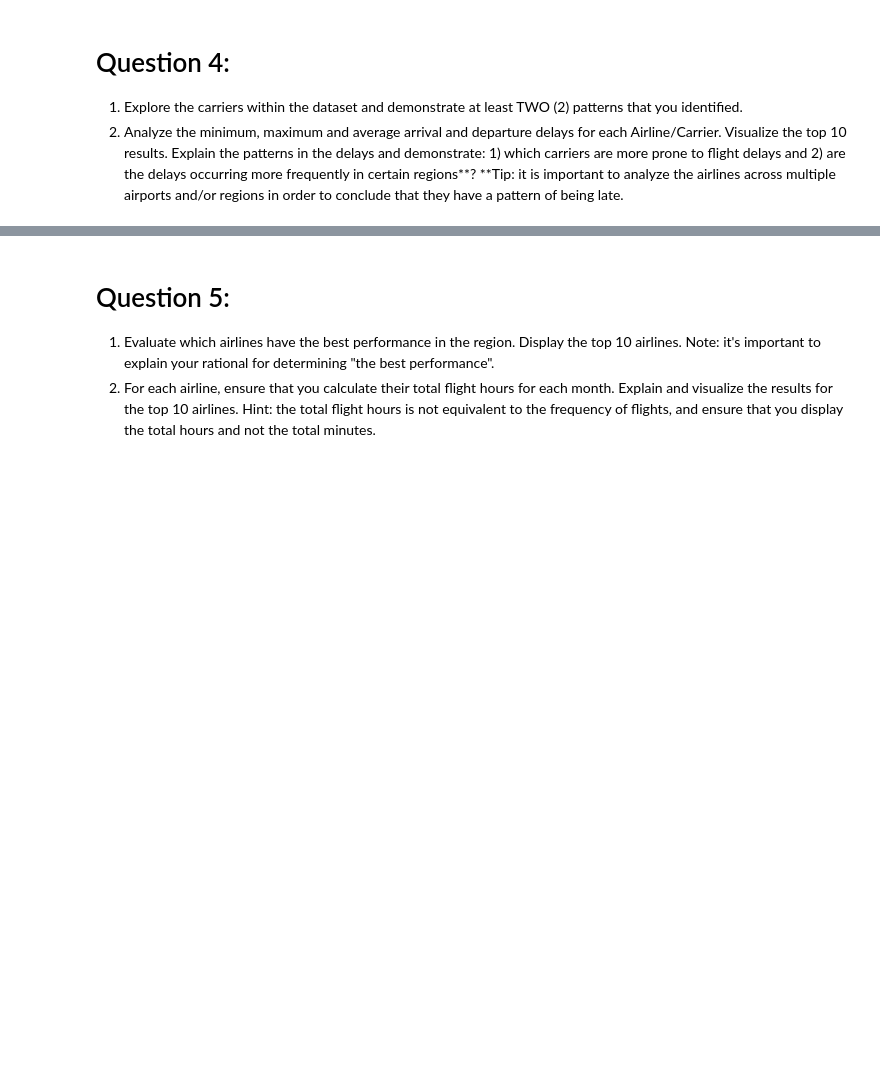
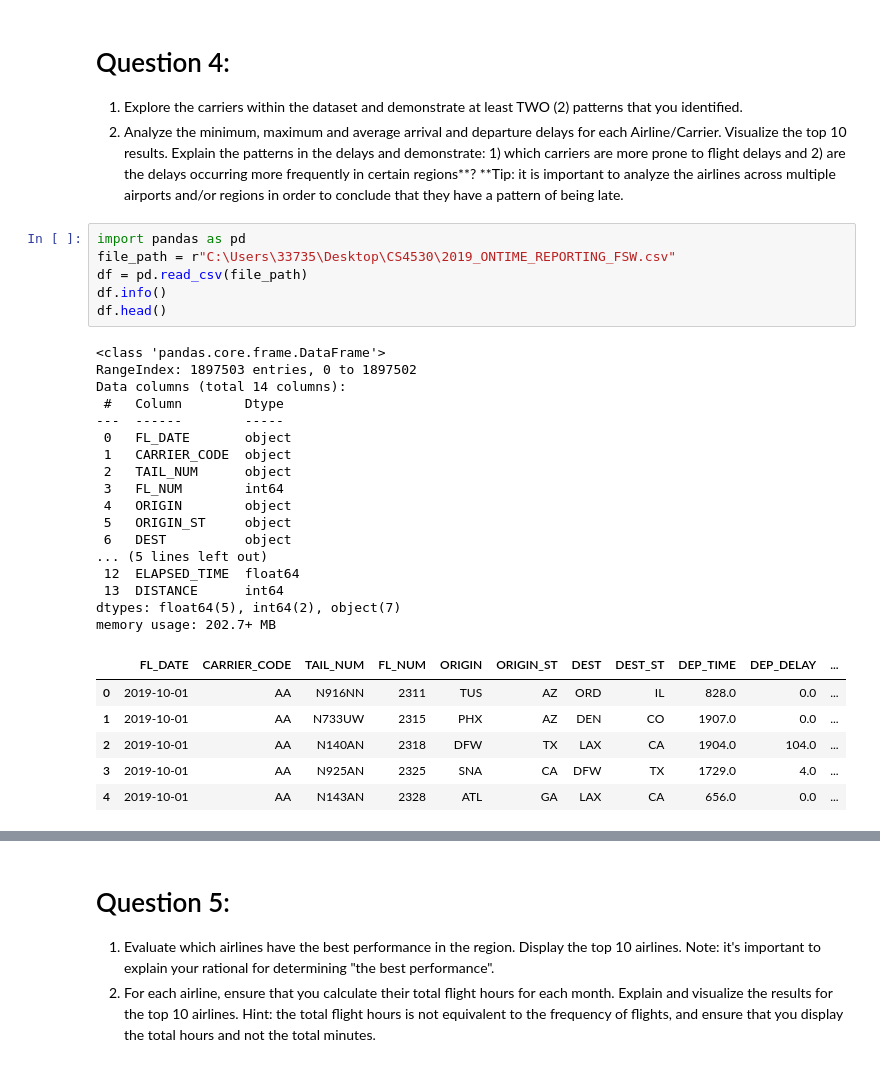
Before and after one commit to MatthewRTung/DS3000-Practicum-1, a Jupyter notebook: DS3000.Practicum1.ipynb, the cells around one changed output, grey strips where cells are left out. Saved outputs shown, nothing was run; the diff lists cells and outputs as text; blank space fills up the shorter version.

```diff
--- a/DS3000.Practicum1.ipynb
+++ b/DS3000.Practicum1.ipynb
@@ -54,3 +54,33 @@ The problem that we have is about exploratory data analysis as well as inferenti
 1. Explore the carriers within the dataset and demonstrate at least TWO (2) patterns that you identified.
 2. Analyze the minimum, maximum and average arrival and departure delays for each Airline/Carrier. Visualize the top 10 results. Explain the patterns in the delays and demonstrate: 1) which carriers are more prone to flight delays and 2) are the delays occurring more frequently in certain regions**?
 **Tip: it is important to analyze the airlines across multiple airports and/or regions in order to conclude that they have a pattern of being late.
+# %%
+import pandas as pd
+file_path = r"C:\Users\33735\Desktop\CS4530\2019_ONTIME_REPORTING_FSW.csv"
+df = pd.read_csv(file_path)
+df.info()
+df.head()
+# %% [output]
+<class 'pandas.core.frame.DataFrame'>
+RangeIndex: 1897503 entries, 0 to 1897502
+Data columns (total 14 columns):
+ #   Column        Dtype
+---  ------        -----
+ 0   FL_DATE       object
+ 1   CARRIER_CODE  object
+ 2   TAIL_NUM      object
+ 3   FL_NUM        int64
+ 4   ORIGIN        object
+ 5   ORIGIN_ST     object
+ 6   DEST          object
+... (5 lines left out)
+ 12  ELAPSED_TIME  float64
+ 13  DISTANCE      int64
+dtypes: float64(5), int64(2), object(7)
+memory usage: 202.7+ MB
+|  | FL_DATE | CARRIER_CODE | TAIL_NUM | FL_NUM | ORIGIN | ORIGIN_ST | DEST | DEST_ST | DEP_TIME | DEP_DELAY | ... |
+| 0 | 2019-10-01 | AA | N916NN | 2311 | TUS | AZ | ORD | IL | 828.0 | 0.0 | ... |
+| 1 | 2019-10-01 | AA | N733UW | 2315 | PHX | AZ | DEN | CO | 1907.0 | 0.0 | ... |
+| 2 | 2019-10-01 | AA | N140AN | 2318 | DFW | TX | LAX | CA | 1904.0 | 104.0 | ... |
+| 3 | 2019-10-01 | AA | N925AN | 2325 | SNA | CA | DFW | TX | 1729.0 | 4.0 | ... |
+| 4 | 2019-10-01 | AA | N143AN | 2328 | ATL | GA | LAX | CA | 656.0 | 0.0 | ... |
```
Also changed, not shown: parts of 5 cells of this notebook.
